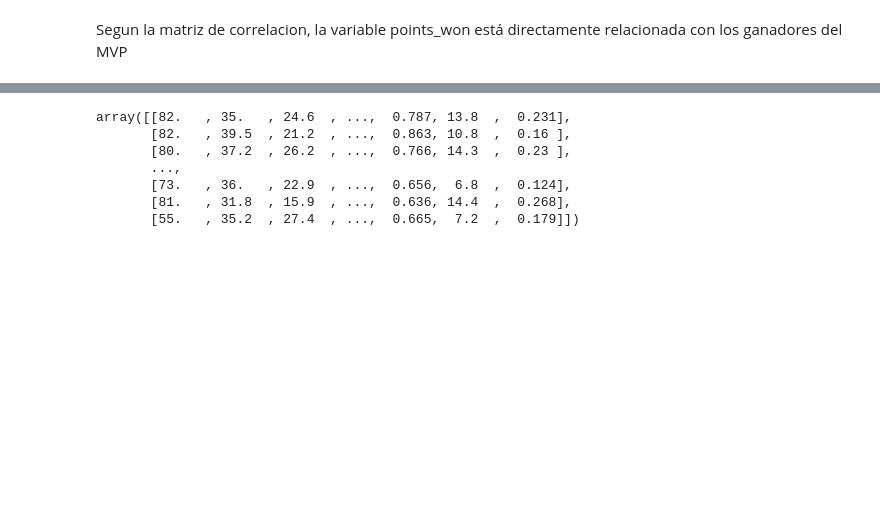
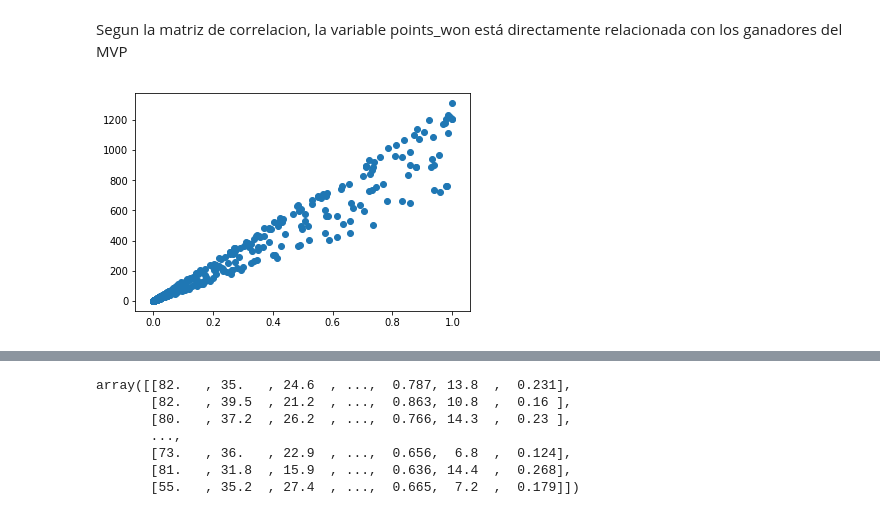
Before and after one commit to MartaMBenedito/TFM_Breeds_Dog, a Jupyter notebook: nba_mvp.ipynb, the cells around one changed output, grey strips where cells are left out. Saved outputs shown, nothing was run; the diff lists cells and outputs as text; code cells hidden in the pictures; blank space fills up the shorter version.

```diff
--- a/nba_mvp.ipynb
+++ b/nba_mvp.ipynb
@@ -186,2 +227,8 @@ sns.heatmap(mvp_win_train.corr(), annot= True, cmap='RdYlGn',linewidths=.5)
 # %% [markdown]
 Segun la matriz de correlacion, la variable points_won está directamente relacionada con los ganadores del MVP
+# %%
+plt.scatter(mvp_win_train["award_share"],mvp_win_train["points_won"])
+plt.ylabel = "award share"
+plt.xlabel = "points won"
+# %% [output]
+[figure, added]
```
Also changed, not shown: parts of 19 cells of this notebook.
